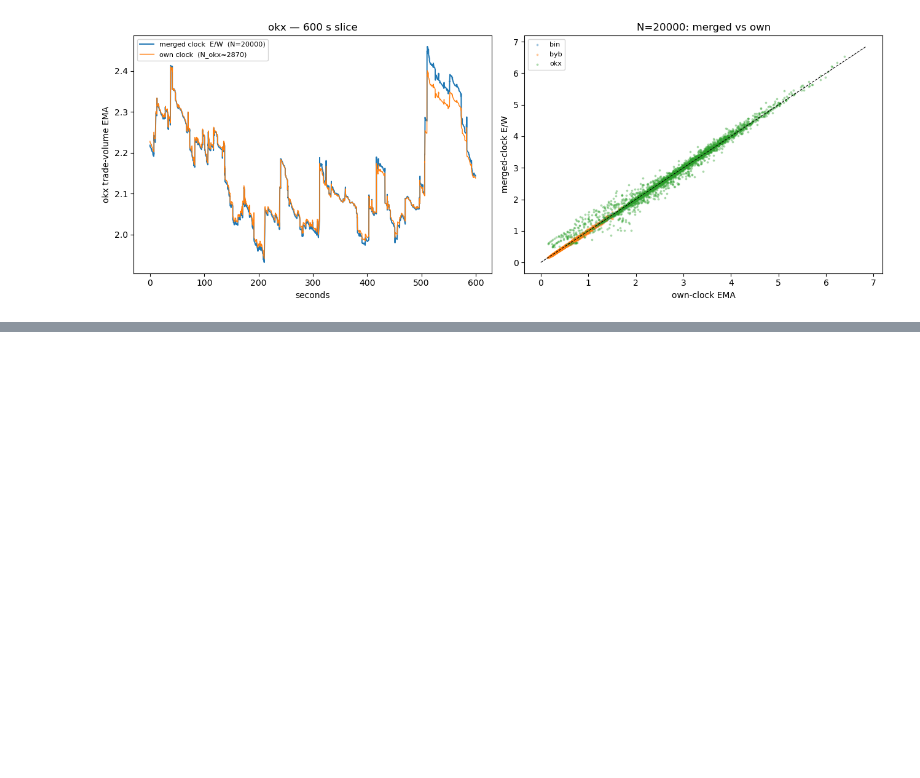
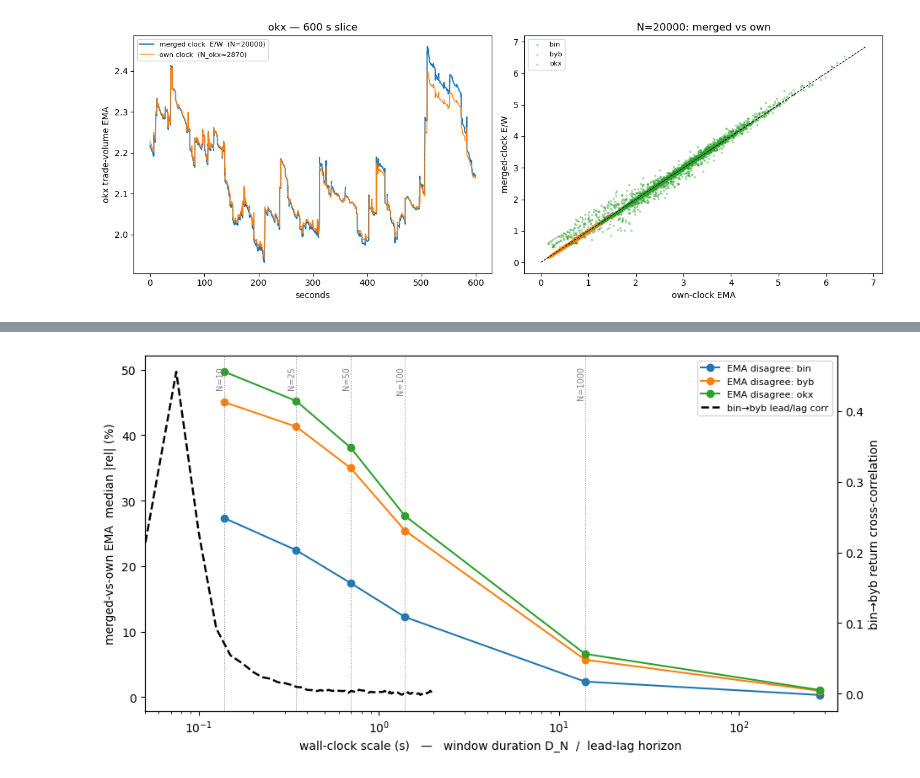
Before and after one commit to leithboyd/boba, a Jupyter notebook: notebooks/03_ema_clock_validation.ipynb, the cells around one changed output, grey strips where cells are left out. Drawn from its saved outputs; the diff is of its cells as text; code cells hidden in the pictures; blank space fills up the shorter version.

```diff
--- a/notebooks/03_ema_clock_validation.ipynb
+++ b/notebooks/03_ema_clock_validation.ipynb
@@ -225,0 +269,20 @@ predictable way the design anticipates.
+# %%
+fig, ax1 = plt.subplots(figsize=(9.5, 5))
+for ex, c in zip(EX, ["C0", "C1", "C2"]):
+    d = res.filter(pl.col("exchange") == ex).sort("D_s")
+    ax1.plot(d["D_s"], d["med_rel_pct"], "o-", color=c, label=f"EMA disagree: {ex}")
+ax1.set_xscale("log"); ax1.set_xlabel("wall-clock scale (s)   —   window duration D_N  /  lead-lag horizon")
+ax1.set_ylabel("merged-vs-own EMA  median |rel| (%)")
+for N in [10, 25, 50, 100, 1000]:
+    Dn = float(res.filter(pl.col("N") == N)["D_s"][0])
+    ax1.axvline(Dn, color="grey", ls=":", lw=0.7)
+    ax1.text(Dn, ax1.get_ylim()[1] * 0.97, f"N={N}", rotation=90, fontsize=7, va="top", ha="right", color="grey")
+ax2 = ax1.twinx()
+cc = xc[("bin", "byb")]; pos = lags > 0
+ax2.plot(lags[pos], cc[pos], "k--", lw=1.8, label="bin→byb lead/lag corr")
+ax2.set_ylabel("bin→byb return cross-correlation")
+h1, l1 = ax1.get_legend_handles_labels(); h2, l2 = ax2.get_legend_handles_labels()
+ax1.legend(h1 + h2, l1 + l2, fontsize=8, loc="upper right")
+ax1.set_xlim(0.05, 350); fig.tight_layout()
+# %% [output]
+[figure, added]
```
Also changed, not shown: parts of 9 cells of this notebook, 2 other files.
